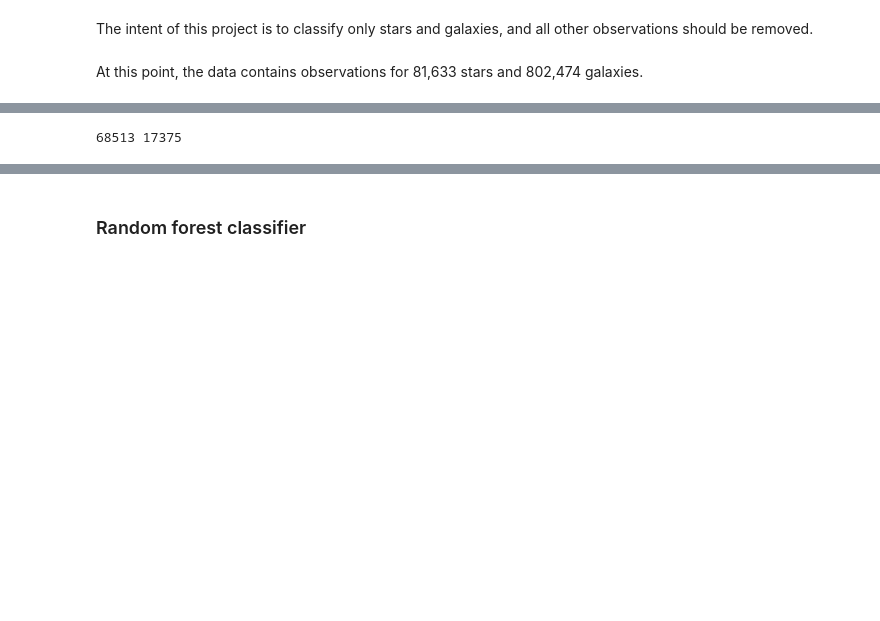
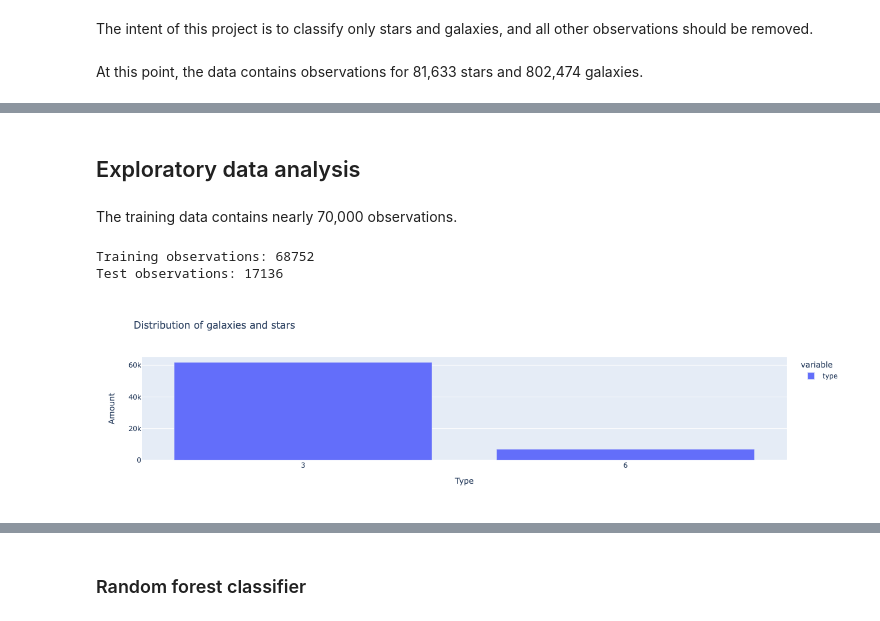
Before and after one commit to scimaksim/ML-Star-Galaxy-Classifiers, a Jupyter notebook: Nikiforov_Project_3.ipynb, the cells around one changed output, grey strips where cells are left out. Cells and saved outputs as stored; diff of their text form; code cells hidden in the pictures; blank space fills up the shorter version.

```diff
--- a/Nikiforov_Project_3.ipynb
+++ b/Nikiforov_Project_3.ipynb
@@ -19,9 +30,13 @@ from pyspark.sql import SparkSession
 spark = SparkSession.builder.getOrCreate()
 spark.sparkContext.setLogLevel("ERROR")
 # %%
-# Read CSV into a Spark data frame
+# Read entire CSV into a Spark data frame
 sdss_data = spark.read.options(header="True",
                                inferSchema='True',
-                               delimiter=',').csv("sdss_test_mvnikifo.csv")
-sdss_data.printSchema()
+                               delimiter=',') \
+                      .csv("sdss_test_mvnikifo.csv")
+
+# Convert to pandas-on-spark (without storing) for appearance and
+# print first 5 rows
+sdss_data.to_pandas_on_spark().head(5)
 # %% [output]
@@ -91,3 +114,6 @@ The intent of this project is to classify only stars and galaxies, and all other
 # %%
 sdss_data = sdss_data.filter((sdss_data.specClass == 1) | \
                               (sdss_data.specClass == 2))
+# %%
+from pyspark.sql.types import StringType
+sdss_data = sdss_data.withColumn("type",col("type").cast(StringType()))
@@ -107,5 +136,18 @@ The data set should be split into a training and a testing test before applying
 # %%
 train, test = sdss_data.randomSplit([0.8,0.2])
-print(train.count(), test.count())
-# %% [output]
-68513 17375
+# %% [markdown]
+## Exploratory data analysis
+# %% [markdown]
+The training data contains nearly 70,000 observations.
+# %%
+print("Training observations: " + str(train.count()), "\nTest observations: " + str(test.count()))
+# %% [output]
+Training observations: 68752
+Test observations: 17136
+# %%
+train_ps = train.to_pandas_on_spark()
+# %%
+train_ps.type.value_counts().plot(kind = 'bar', title="Distribution of galaxies and stars",
+                                 labels=dict(index="Type", value="Amount"))
+# %% [output]
+[figure, added]
```
Also changed, not shown: parts of 18 cells of this notebook.
